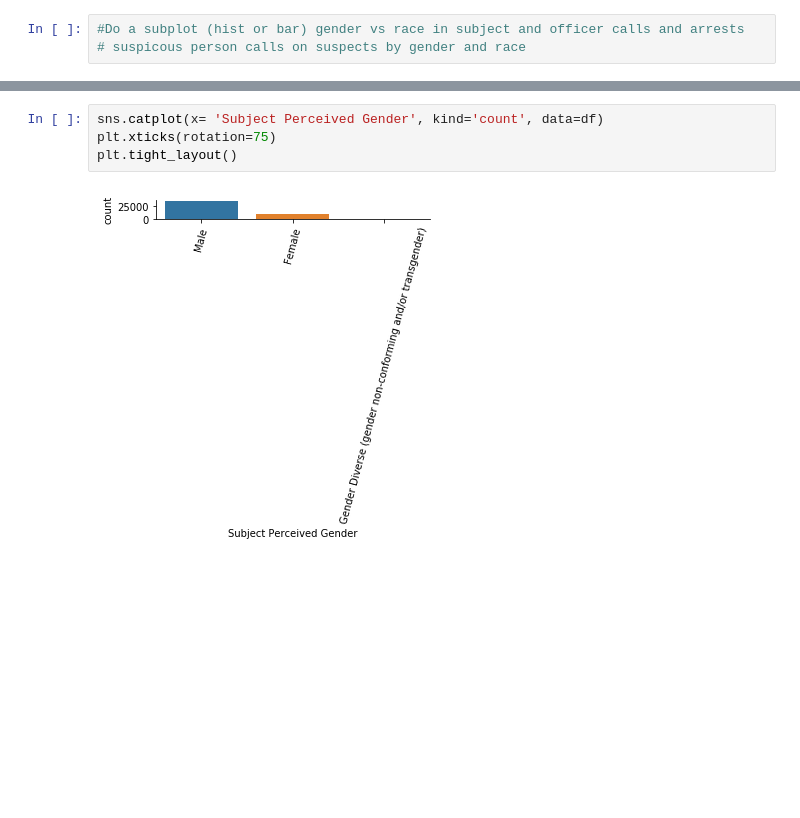
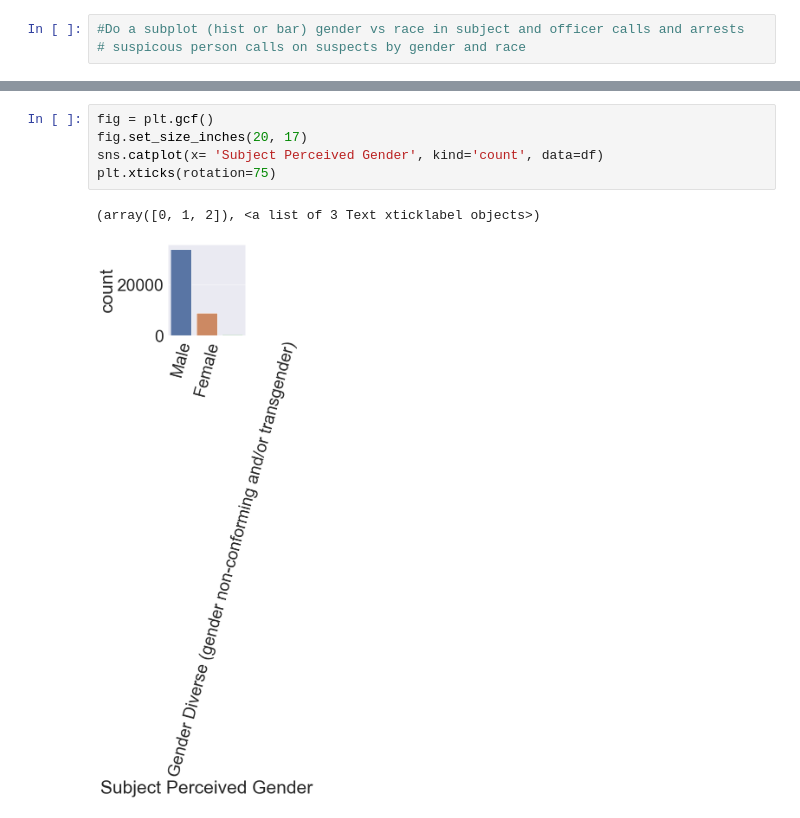
Before and after one commit to EricaSG/Mod3Project, a Jupyter notebook: Data_Understanding_EDA.ipynb, the cells around one changed output, grey strips where cells are left out. Cells and saved outputs as stored; diff of their text form; blank space fills up the shorter version.

```diff
--- a/Data_Understanding_EDA.ipynb
+++ b/Data_Understanding_EDA.ipynb
@@ -94,9 +95,11 @@ plt.tight_layout()
 # %%
+fig = plt.gcf()
+fig.set_size_inches(20, 17)
 sns.catplot(x= 'Subject Perceived Gender', kind='count', data=df)
 plt.xticks(rotation=75)
-plt.tight_layout()
 # %% [output]
+(array([0, 1, 2]), <a list of 3 Text xticklabel objects>)
-[figure, old version]
+[figure, new version]
 # %%
 # Does age play a part in racism or bias?
 # Is it race or age?
```
Also changed, not shown: parts of 23 cells of this notebook.
